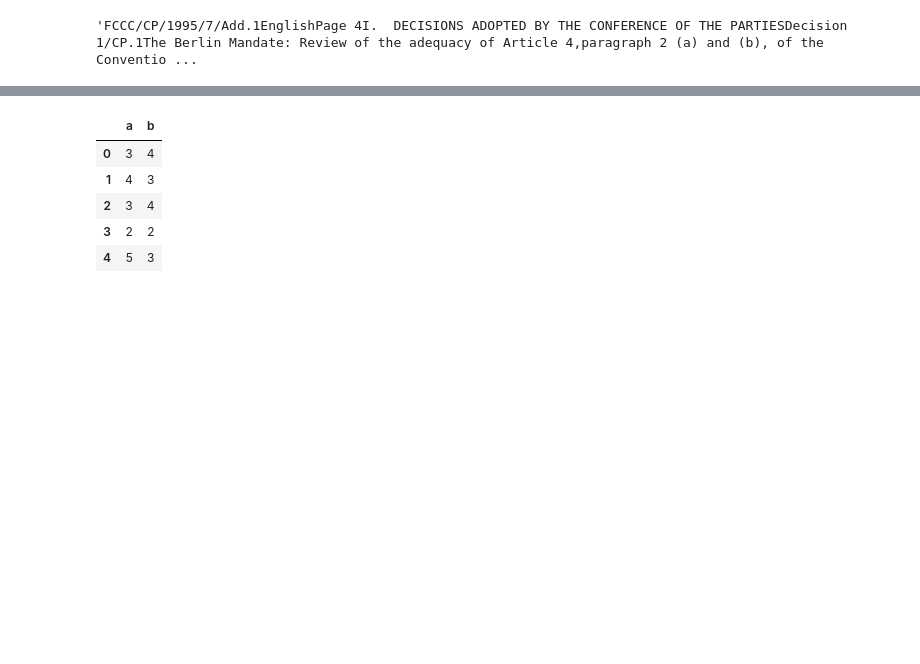
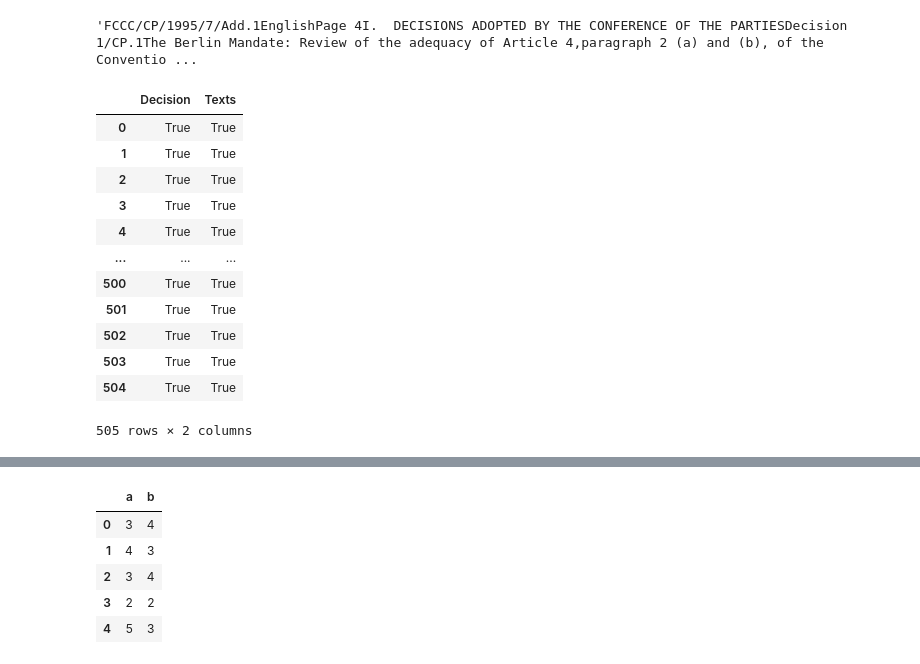
Before and after one commit to chiayunc/Homework-Notebooks, a Jupyter notebook: week-5/getting_data.ipynb, the cells around one changed output, grey strips where cells are left out. Drawn from its saved outputs; the diff is of its cells as text; code cells hidden in the pictures; blank space fills up the shorter version.

```diff
--- a/week-5/getting_data.ipynb
+++ b/week-5/getting_data.ipynb
@@ -91,5 +91,21 @@ import pickle
 with open('text_by_dec.pickle', 'wb') as handle:
     pickle.dump(text_by_dec, handle, protocol=pickle.HIGHEST_PROTOCOL)
 
-with open('filename.pickle', 'rb') as handle:
+with open('text_by_dec.pickle', 'rb') as handle:
     b = pickle.load(handle)
+# %%
+text_by_dec == b
+# %% [output]
+|  | Decision | Texts |
+| 0 | True | True |
+| 1 | True | True |
+| 2 | True | True |
+| 3 | True | True |
+| 4 | True | True |
+| ... | ... | ... |
+| 500 | True | True |
+| 501 | True | True |
+| 502 | True | True |
+| 503 | True | True |
+| 504 | True | True |
+505 rows × 2 columns
```
Also changed, not shown: parts of 6 cells of this notebook, 2 other files.
